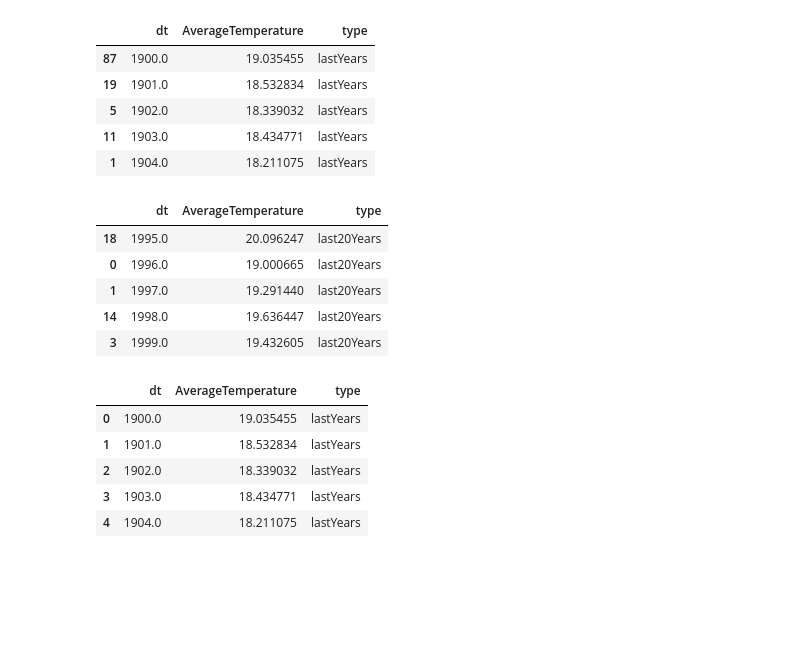
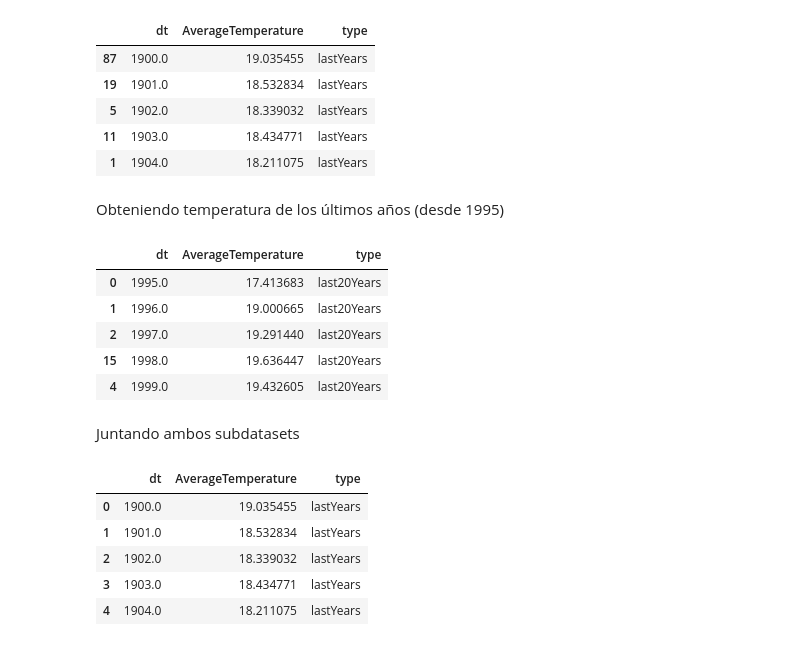
Before and after one commit to jurhs2000/data-science-lab2, a Jupyter notebook: lab2.ipynb, the cells around one changed output. Saved outputs shown, nothing was run; the diff lists cells and outputs as text; code cells hidden in the pictures; blank space fills up the shorter version.

```diff
--- a/lab2.ipynb
+++ b/lab2.ipynb
@@ -90,22 +94,26 @@ lastYearsDF.head()
 | 5 | 1902.0 | 18.339032 | lastYears |
 | 11 | 1903.0 | 18.434771 | lastYears |
 | 1 | 1904.0 | 18.211075 | lastYears |
+# %% [markdown]
+Obteniendo temperatura de los últimos años (desde 1995)
 # %%
-last20YearsDF = df[(df['dt'] > '1995-06-01') & (df['dt'] < '2013-09-01')]
+last20YearsDF = df[(df['dt'] > '1995-09-01') & (df['dt'] < '2013-09-01')]
 last20YearsDF = (last20YearsDF.groupby(df['dt'].dt.strftime('%Y'))['AverageTemperature'].mean().sort_values().reset_index(name='AverageTemperature'))
 last20YearsDF = last20YearsDF.sort_values('dt')
 last20YearsDF.rename(columns={0 : 'AverageTemperature'}, inplace=True)
 last20YearsDF['AverageTemperature'] = last20YearsDF['AverageTemperature'].apply(lambda x: float(x))
 last20YearsDF['dt'] = last20YearsDF['dt'].apply(lambda x: float(x))
 last20YearsDF['type'] = 'last20Years'
 last20YearsDF.head()
 # %% [output]
 |  | dt | AverageTemperature | type |
-| 18 | 1995.0 | 20.096247 | last20Years |
-| 0 | 1996.0 | 19.000665 | last20Years |
-| 1 | 1997.0 | 19.291440 | last20Years |
-| 14 | 1998.0 | 19.636447 | last20Years |
-| 3 | 1999.0 | 19.432605 | last20Years |
+| 0 | 1995.0 | 17.413683 | last20Years |
+| 1 | 1996.0 | 19.000665 | last20Years |
+| 2 | 1997.0 | 19.291440 | last20Years |
+| 15 | 1998.0 | 19.636447 | last20Years |
+| 4 | 1999.0 | 19.432605 | last20Years |
+# %% [markdown]
+Juntando ambos subdatasets
 # %%
 lastYearsDF = pd.concat([lastYearsDF, last20YearsDF], ignore_index=True)
 lastYearsDF.head()
```
Also changed, not shown: parts of 11 cells of this notebook.
